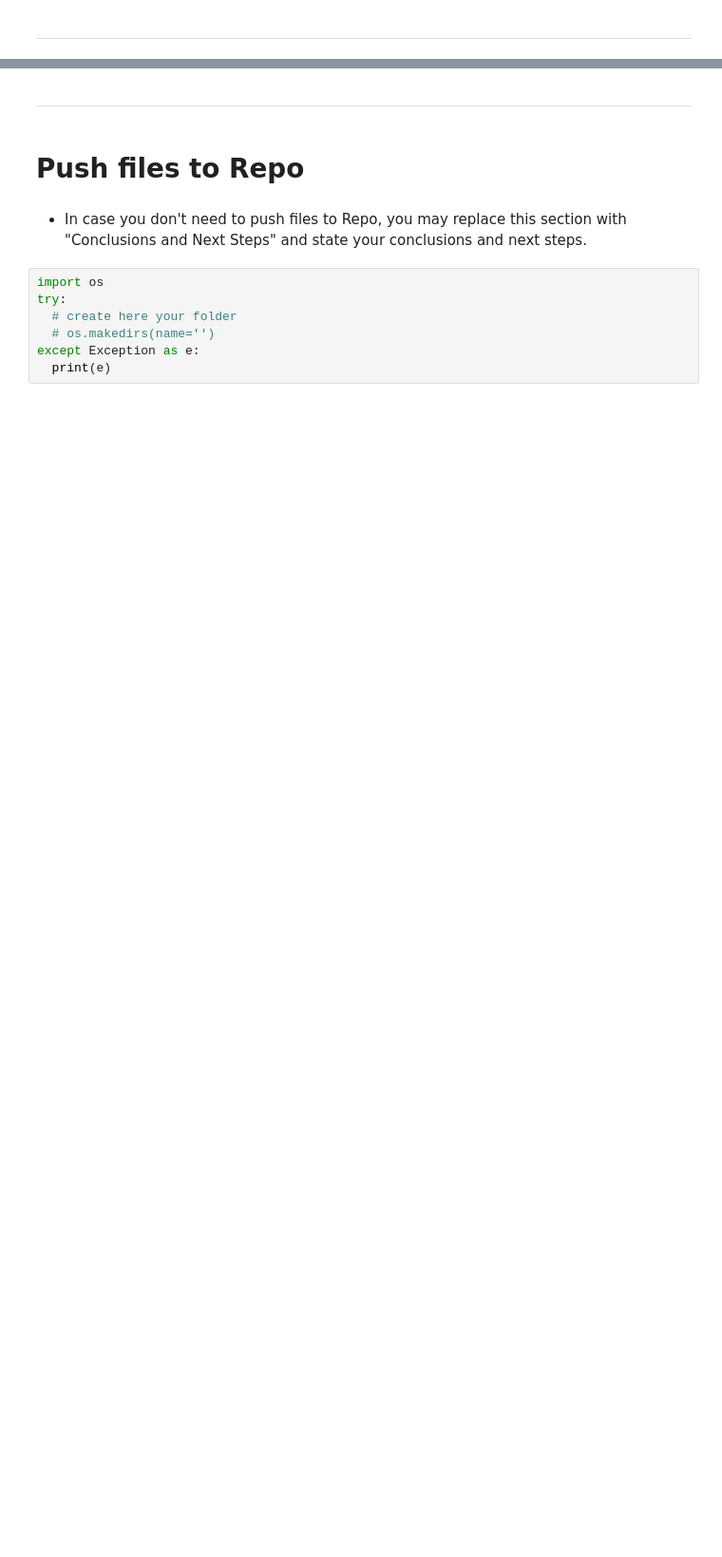
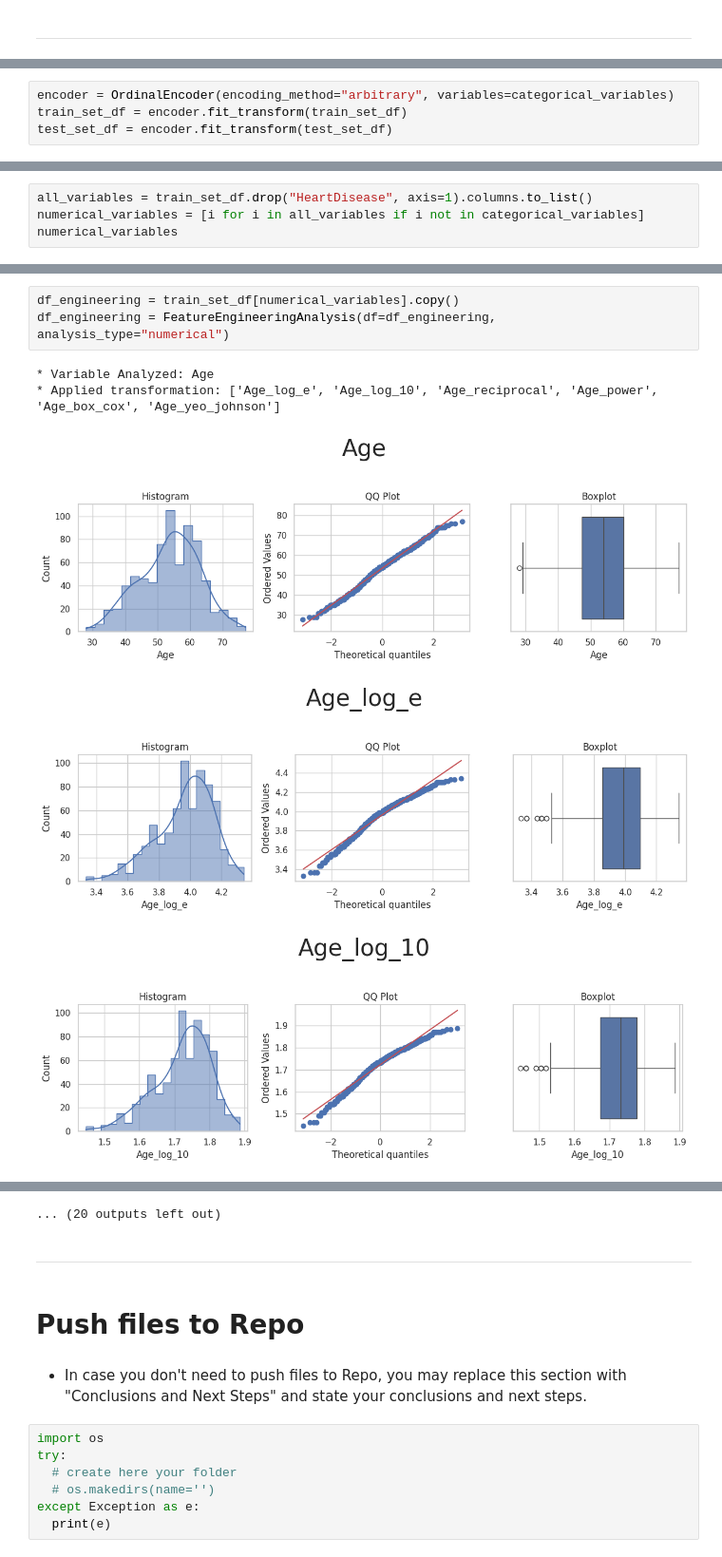
Before and after one commit to jfpaliga/CVD-predictor, a Jupyter notebook: jupyter_notebooks/04 - FeatureEngineering.ipynb, the cells around one changed output, grey strips where cells are left out. Shown at 95% size. Saved outputs shown, nothing was run; the diff lists cells and outputs as text; blank space fills up the shorter version.

```diff
--- a/jupyter_notebooks/04 - FeatureEngineering.ipynb
+++ b/jupyter_notebooks/04 - FeatureEngineering.ipynb
@@ -135,0 +391,4 @@ NOTE
+# %%
+encoder = OrdinalEncoder(encoding_method="arbitrary", variables=categorical_variables)
+train_set_df = encoder.fit_transform(train_set_df)
+test_set_df = encoder.fit_transform(test_set_df)
@@ -135,0 +401,4 @@ NOTE
+# %%
+all_variables = train_set_df.drop("HeartDisease", axis=1).columns.to_list()
+numerical_variables = [i for i in all_variables if i not in categorical_variables]
+numerical_variables
@@ -135,0 +409,9 @@ NOTE
+# %%
+df_engineering = train_set_df[numerical_variables].copy()
+df_engineering = FeatureEngineeringAnalysis(df=df_engineering, analysis_type="numerical")
+# %% [output]
+* Variable Analyzed: Age
+* Applied transformation: ['Age_log_e', 'Age_log_10', 'Age_reciprocal', 'Age_power', 'Age_box_cox', 'Age_yeo_johnson']
+[figure, added]
+[figure, added]
+[figure, added]
@@ -136,3 +427,4 @@ NOTE
+... (20 outputs left out)
 # %% [markdown]
 ---
 # %% [markdown]
```
Also changed, not shown: parts of 19 cells of this notebook.
